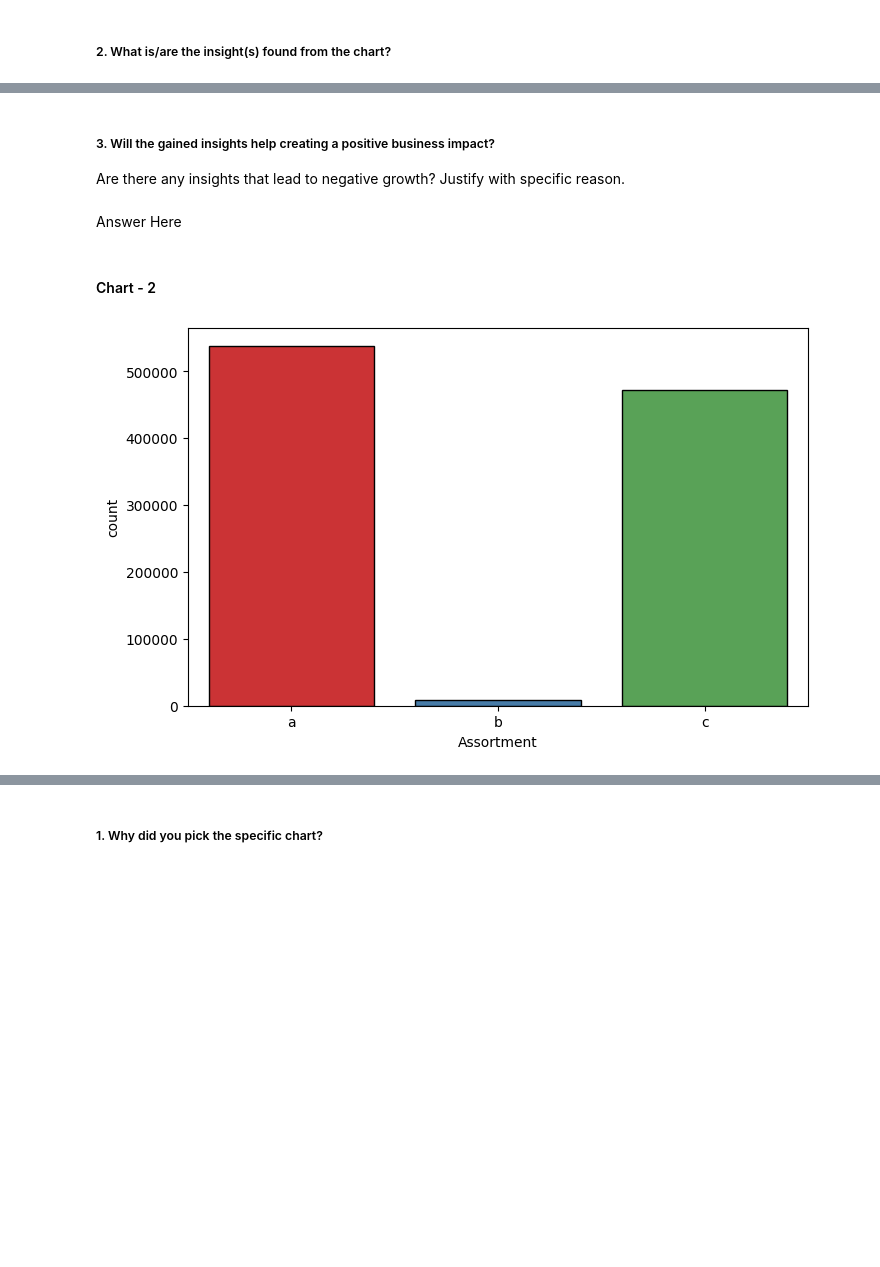
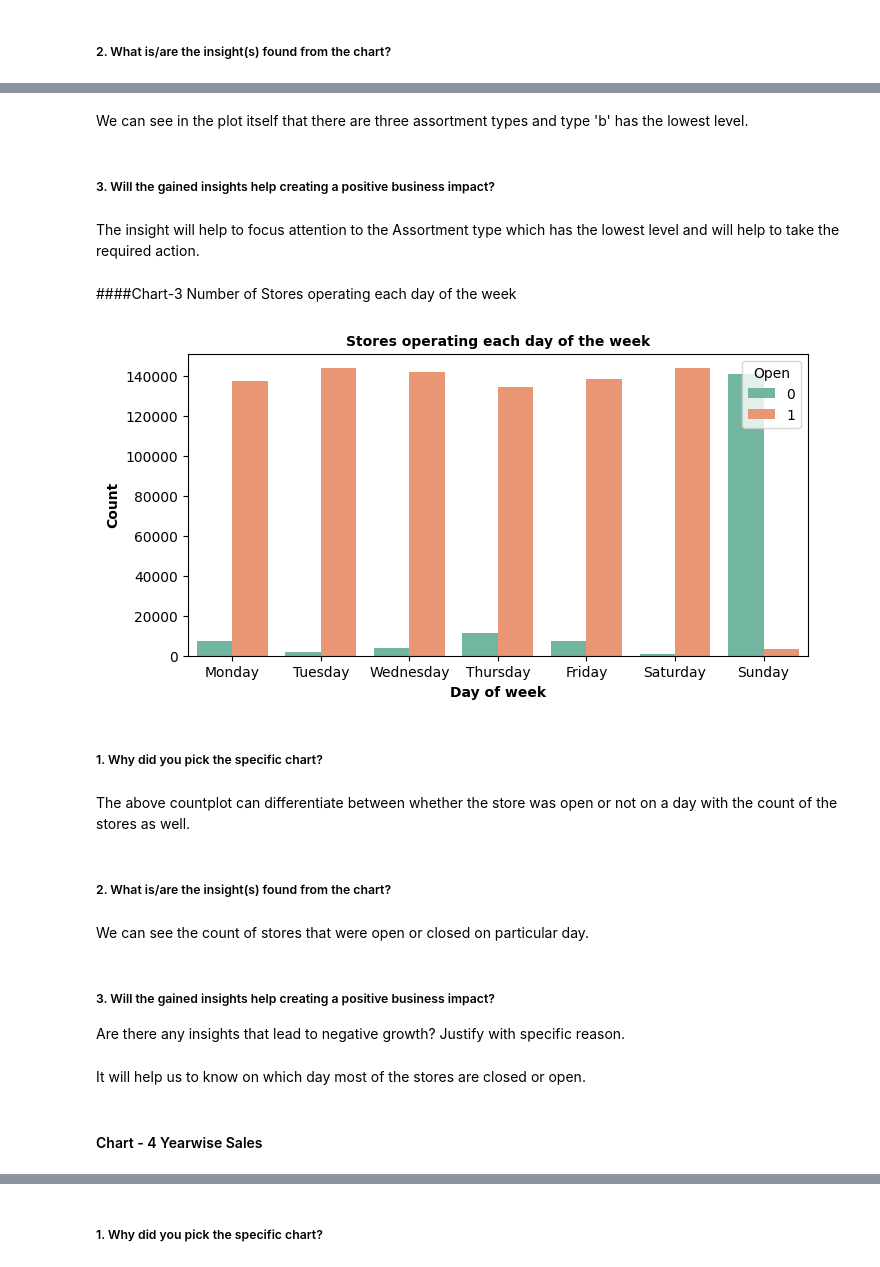
Before and after one commit to theuttammishra/Retail-Sales, a Jupyter notebook: Retail_sales_prediction.ipynb, the cells around one changed output, grey strips where cells are left out. Cells and saved outputs as stored; diff of their text form; code cells hidden in the pictures; blank space fills up the shorter version.

```diff
--- a/Retail_sales_prediction.ipynb
+++ b/Retail_sales_prediction.ipynb
@@ -468,12 +522,34 @@ Answer Here
+# %% [markdown]
+We can see in the plot itself that there are three assortment types and type 'b' has the lowest level.
+# %% [markdown]
+##### 3. Will the gained insights help creating a positive business impact?
+# %% [markdown]
+The insight will help to focus attention to the Assortment type which has the lowest level and will help to take the required action.
+# %% [markdown]
+####Chart-3 Number of Stores operating each day of the week
+# %%
+# Visualizing the number of stores operating each weekdays
+plt.figure(figsize=(8,4))
+ax=sns.countplot(x='DayOfWeek',hue='Open',data=df, palette = 'Set2')
+ax.set_xlabel('Day of week',size=10,fontdict={"weight": "bold"})
+ax.set_ylabel('Count',size=10,fontdict={"weight": "bold"})
+ax.set_title("Stores operating each day of the week",fontsize=10,fontdict={"weight": "bold"})
+plt.xticks(range(0,7),labels=['Monday','Tuesday','Wednesday','Thursday','Friday','Saturday','Sunday'])
+plt.show()
+# %% [output]
+[figure, added]
+# %% [markdown]
+##### 1. Why did you pick the specific chart?
+# %% [markdown]
+The above countplot can differentiate between whether the store was open or not on a day with the count of the stores as well.
+# %% [markdown]
+##### 2. What is/are the insight(s) found from the chart?
+# %% [markdown]
+We can see the count of stores that were open or closed on particular day.
 # %% [markdown]
 ##### 3. Will the gained insights help creating a positive business impact?
 Are there any insights that lead to negative growth? Justify with specific reason.
-# %% [markdown]
-Answer Here
+# %% [markdown]
+It will help us to know on which day most of the stores are closed or open.
 # %% [markdown]
-#### Chart - 2
+#### Chart - 4 Yearwise Sales
-# %%
-# Plotting the Assortment
-ax=sns.countplot(x = df['Assortment'],palette='Set1',edgecolor='black')
-# %% [output]
-[figure, removed]
```
Also changed, not shown: parts of 205 cells of this notebook.
